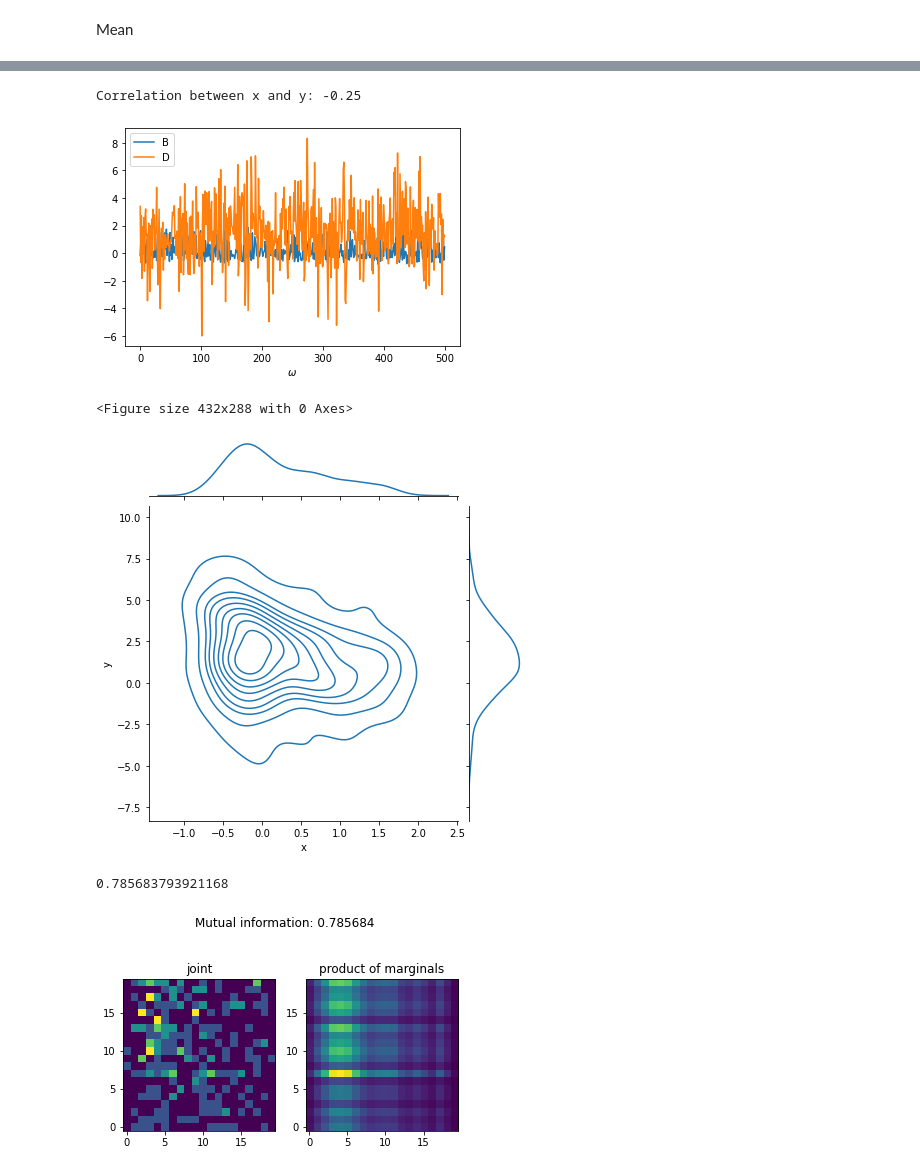
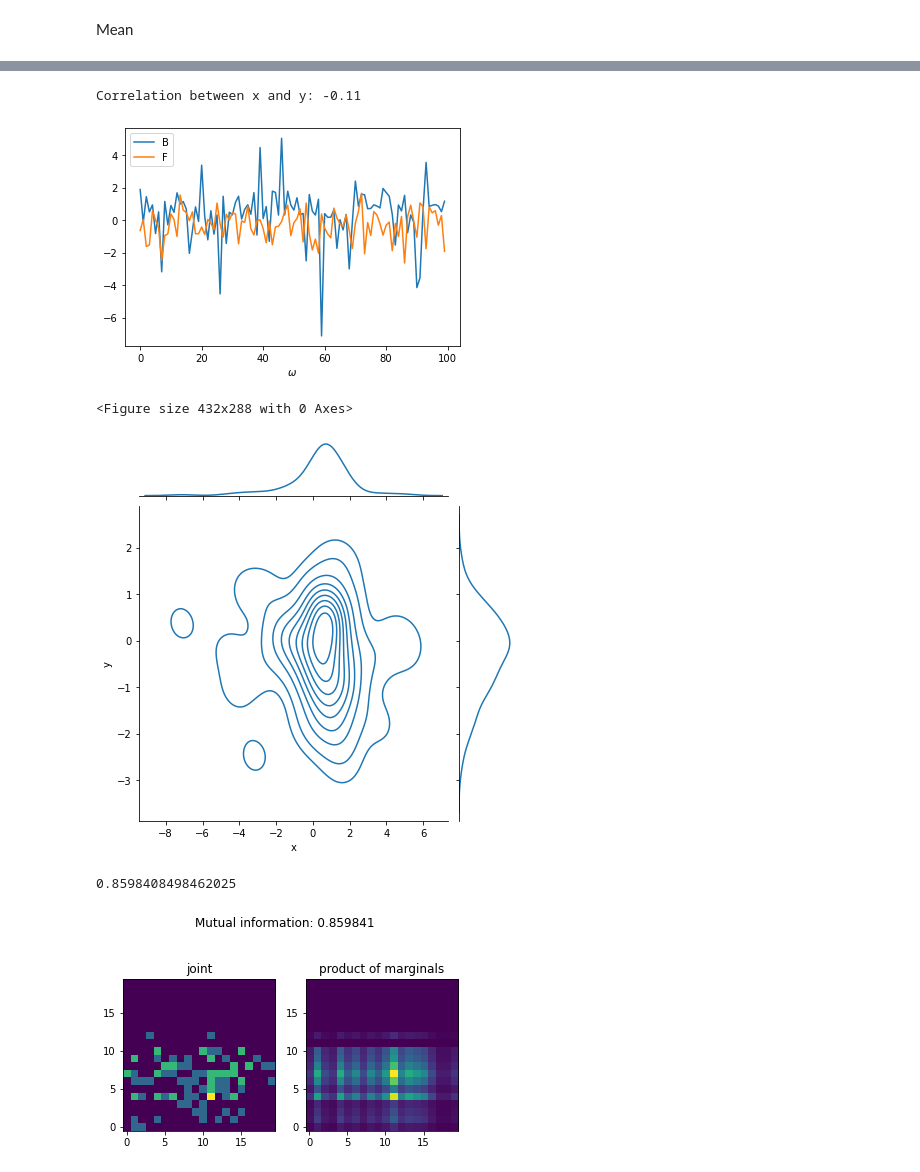
Before and after one commit to kridk999/C9PROJECT3, a Jupyter notebook: proj3_plots.ipynb, the cells around one changed output, grey strips where cells are left out. Drawn from its saved outputs; the diff is of its cells as text; code cells hidden in the pictures.

```diff
--- a/proj3_plots.ipynb
+++ b/proj3_plots.ipynb
@@ -4,8 +4,8 @@ import numpy as np
 import matplotlib.pyplot as plt
 import seaborn as sns
 # %%
-no_inv = "data/data_500q.csv"
-inv = "data/data_C_2.csv"
+no_inv = "data/data_100q.csv"
+inv = "data/data_B_2.csv"
 
 df_inv = pd.read_csv(inv)
 df_no_inv = pd.read_csv(no_inv)
@@ -145,17 +201,17 @@ corr.style.background_gradient(cmap='magma')
 # %%
 plt.figure();
 plt.plot(df_no_inv["B"]);
-plt.plot(df_no_inv["D"]);
-plt.legend(('B','D'));
+plt.plot(df_no_inv["F"]);
+plt.legend(('B','F'));
 plt.xlabel(r'$\omega$');
-print('Correlation between x and y: %.2f'%np.corrcoef(df_no_inv["B"],df_no_inv["D"])[0,1]);
+print('Correlation between x and y: %.2f'%np.corrcoef(df_no_inv["B"],df_no_inv["F"])[0,1]);
 plt.figure();
-sns.jointplot(data={'x':df_no_inv["B"],'y':df_no_inv["D"]},x='x',y='y',kind='kde');
+sns.jointplot(data={'x':df_no_inv["B"],'y':df_no_inv["F"]},x='x',y='y',kind='kde');
 # %% [output]
-Correlation between x and y: -0.25
+Correlation between x and y: -0.11
-[figure, old version]
+[figure, new version]
 <Figure size 432x288 with 0 Axes>
-[figure, old version]
+[figure, new version]
 # %%
 def MI(x,y,Nbins=21):
     bins = np.linspace(np.min(x),np.max(x),Nbins)
@@ -177,7 +233,7 @@ def MI(x,y,Nbins=21):
     plt.suptitle('Mutual information: %f'%MI)
     return(MI)
 # %%
-MI(df_no_inv["B"],df_no_inv["D"])
+MI(df_no_inv["C"],df_no_inv["F"])
 # %% [output]
-0.785683793921168
+0.8598408498462025
-[figure, old version]
+[figure, new version]
```
Also changed, not shown: parts of 9 cells of this notebook, 8 other files.
